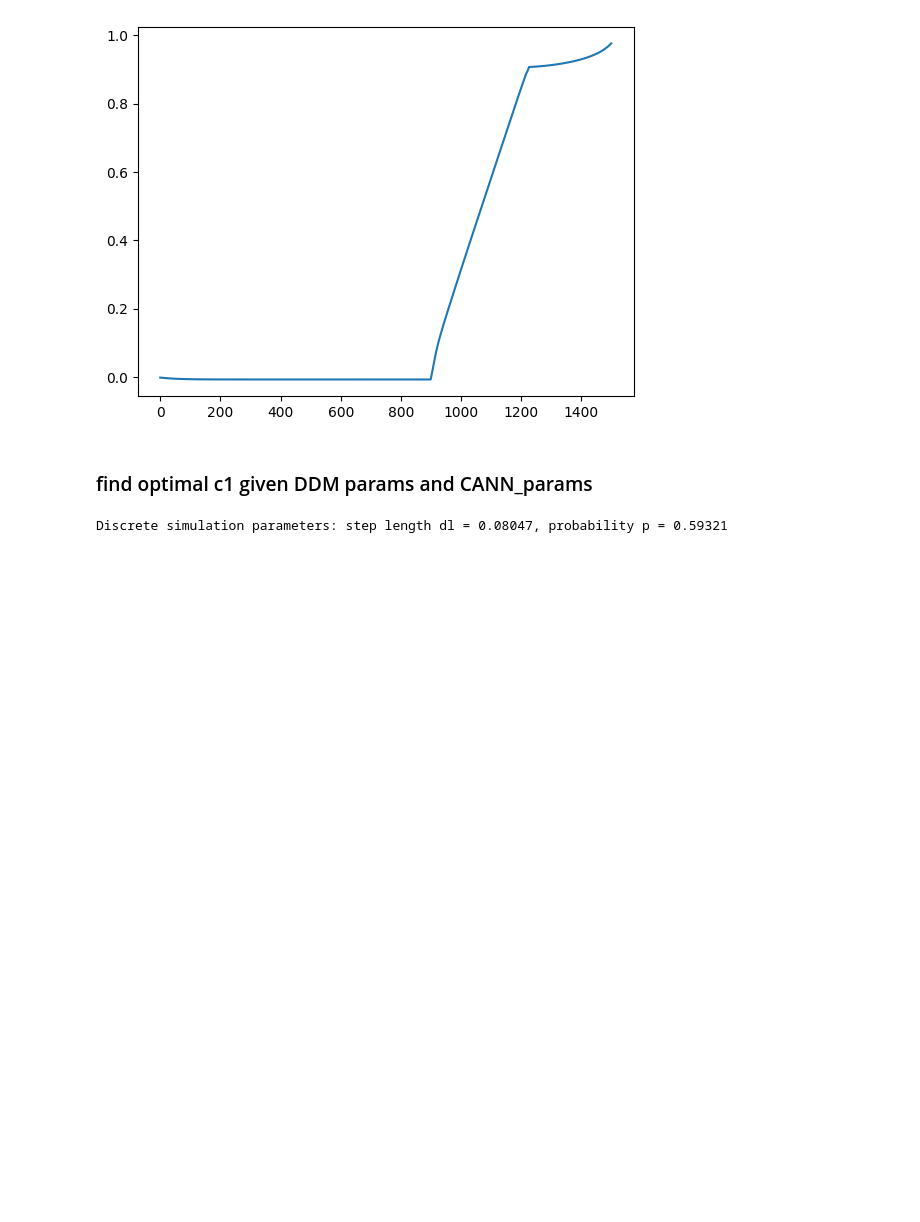
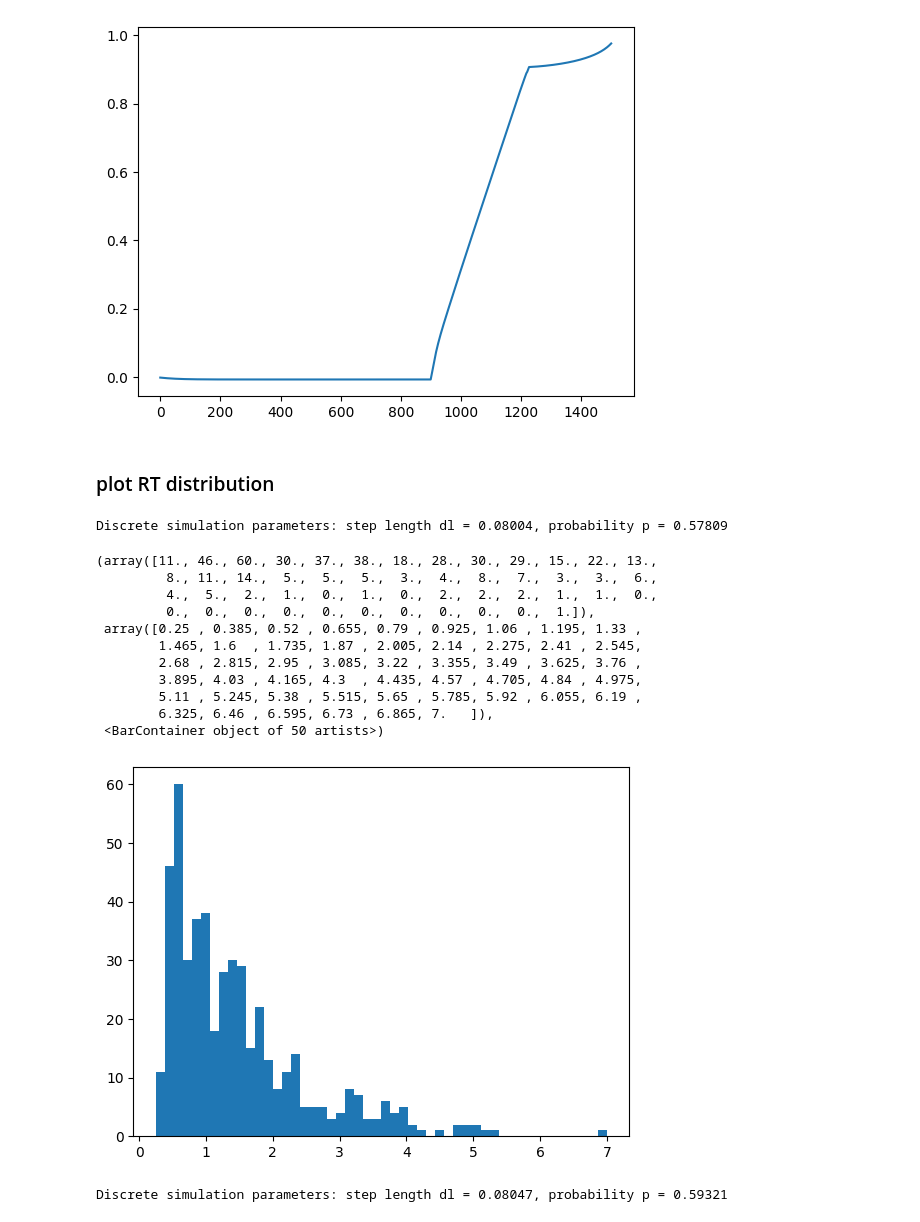
Before and after one commit to godwang00001/CANN_DDM, a Jupyter notebook: figs_code/RT_dist.ipynb, the cells around one changed output. Saved outputs shown, nothing was run; the diff lists cells and outputs as text; code cells hidden in the pictures; blank space fills up the shorter version.

Commit message:
Update CANN-DDM repository with latest changes: improved memory management, new plotting utilities, and additional figures

```diff
--- a/figs_code/RT_dist.ipynb
+++ b/figs_code/RT_dist.ipynb
@@ -20,7 +20,7 @@ DDM_params = {
 
 CANN_params = {
     'dur1': 500,
-    'dur2': 4000,
+    'dur2': 2000,
     'edge_type': 'tanh',
     'num': 1024,
     'tau_bump': 0.08,
@@ -34,9 +34,10 @@ CANN_params = {
     'A': 10,
     'c2': 1
 }
-
+CANN_params.update({'c1': 2.563})
 c1_range = np.linspace(0.1, 4, 20)
-mon_vars = ['s_pos', 'clicks_left', 'clicks_right']
-Simulator = NetworkSimulator(DDM_params, CANN_params, mon_vars=mon_vars, save_runner=True, c1_range=c1_range)
+#mon_vars = ['s_pos', 'clicks_left', 'clicks_right']
+mon_vars = None
+Simulator = NetworkSimulator(DDM_params, CANN_params, mon_vars=mon_vars, save_runner=False, c1_range=c1_range)
 #c1_opt, err_per_c1 = Simulator.find_optimal_c1(c1_range)
 #_, _ = Simulator.simulate_network(num_trials=1, batch_size=1)
@@ -93,5 +157,3 @@ plt.plot(Simulator.runners_log[0].mon.s_pos[:1500])
 # %% [output]
 [<matplotlib.lines.Line2D at 0x...>]
 [figure]
-# %% [markdown]
-### find optimal c1 given DDM params and CANN_params
@@ -127,3 +160,23 @@ c_range = np.linspace(0, 4, 20)
+# %% [markdown]
+### plot RT distribution
+# %%
+num_trials=500
+pos_RT_dice, neg_RT_dice = Simulator.generate_dice_RT(n_trials=num_trials)
+plt.hist(pos_RT_dice, bins=50)
+# %% [output]
+Discrete simulation parameters: step length dl = 0.08004, probability p = 0.57809
+(array([11., 46., 60., 30., 37., 38., 18., 28., 30., 29., 15., 22., 13.,
+         8., 11., 14.,  5.,  5.,  5.,  3.,  4.,  8.,  7.,  3.,  3.,  6.,
+         4.,  5.,  2.,  1.,  0.,  1.,  0.,  2.,  2.,  2.,  1.,  1.,  0.,
+         0.,  0.,  0.,  0.,  0.,  0.,  0.,  0.,  0.,  0.,  1.]),
+ array([0.25 , 0.385, 0.52 , 0.655, 0.79 , 0.925, 1.06 , 1.195, 1.33 ,
+        1.465, 1.6  , 1.735, 1.87 , 2.005, 2.14 , 2.275, 2.41 , 2.545,
+        2.68 , 2.815, 2.95 , 3.085, 3.22 , 3.355, 3.49 , 3.625, 3.76 ,
+        3.895, 4.03 , 4.165, 4.3  , 4.435, 4.57 , 4.705, 4.84 , 4.975,
+        5.11 , 5.245, 5.38 , 5.515, 5.65 , 5.785, 5.92 , 6.055, 6.19 ,
+        6.325, 6.46 , 6.595, 6.73 , 6.865, 7.   ]),
+ <BarContainer object of 50 artists>)
+[figure, added]
 # %%
 
 num_trials=500
```
Also changed, not shown: parts of 4 cells of this notebook, 1 other file.
